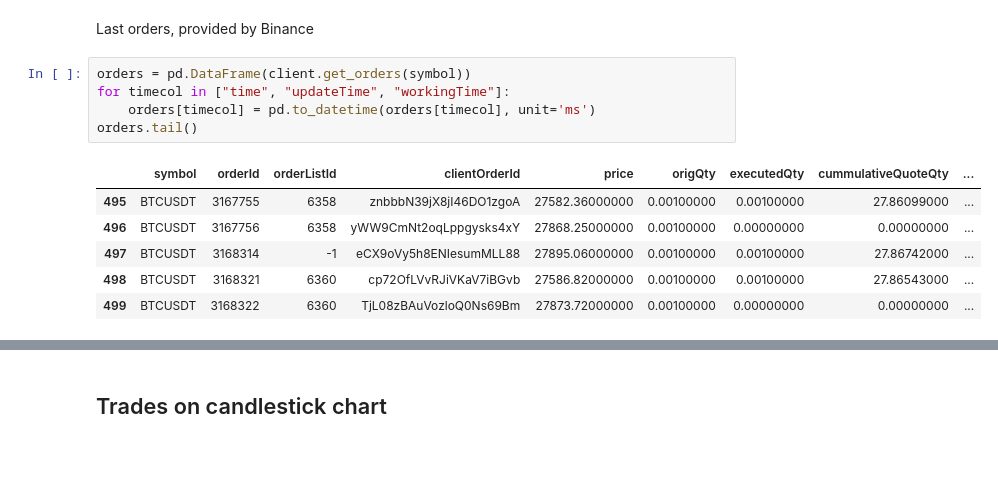
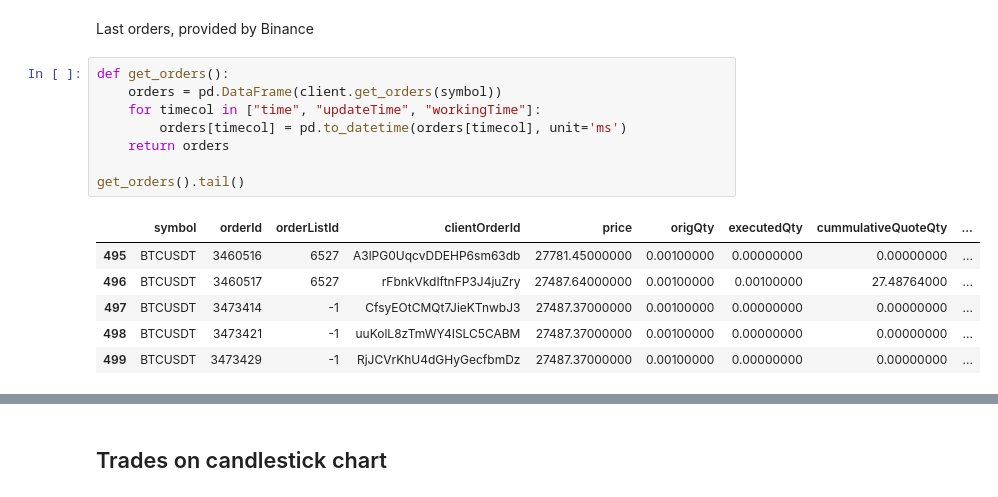
Before and after one commit to DmitryPukhov/pytrade2, a Jupyter notebook: analysis/PredictLowHighStrategy EDA.ipynb, the cells around one changed output, grey strips where cells are left out. Drawn from its saved outputs; the diff is of its cells as text; blank space fills up the shorter version.

```diff
--- a/analysis/PredictLowHighStrategy EDA.ipynb
+++ b/analysis/PredictLowHighStrategy EDA.ipynb
@@ -198,14 +204,17 @@ trades[trades.close_time.isna()].tail()
 # %% [markdown]
 Last orders, provided by Binance
 # %%
-orders = pd.DataFrame(client.get_orders(symbol))
-for timecol in ["time", "updateTime", "workingTime"]:
-    orders[timecol] = pd.to_datetime(orders[timecol], unit='ms')
-orders.tail()
+def get_orders():
+    orders = pd.DataFrame(client.get_orders(symbol))
+    for timecol in ["time", "updateTime", "workingTime"]:
+        orders[timecol] = pd.to_datetime(orders[timecol], unit='ms')
+    return orders
+
+get_orders().tail()
 # %% [output]
 |  | symbol | orderId | orderListId | clientOrderId | price | origQty | executedQty | cummulativeQuoteQty | ... |
-| 495 | BTCUSDT | 3167755 | 6358 | znbbbN39jX8jI46DO1zgoA | 27582.36000000 | 0.00100000 | 0.00100000 | 27.86099000 | ... |
-| 496 | BTCUSDT | 3167756 | 6358 | yWW9CmNt2oqLppgysks4xY | 27868.25000000 | 0.00100000 | 0.00000000 | 0.00000000 | ... |
-| 497 | BTCUSDT | 3168314 | -1 | eCX9oVy5h8ENIesumMLL88 | 27895.06000000 | 0.00100000 | 0.00100000 | 27.86742000 | ... |
-| 498 | BTCUSDT | 3168321 | 6360 | cp72OfLVvRJiVKaV7iBGvb | 27586.82000000 | 0.00100000 | 0.00100000 | 27.86543000 | ... |
-| 499 | BTCUSDT | 3168322 | 6360 | TjL08zBAuVozloQ0Ns69Bm | 27873.72000000 | 0.00100000 | 0.00000000 | 0.00000000 | ... |
+| 495 | BTCUSDT | 3460516 | 6527 | A3lPG0UqcvDDEHP6sm63db | 27781.45000000 | 0.00100000 | 0.00000000 | 0.00000000 | ... |
+| 496 | BTCUSDT | 3460517 | 6527 | rFbnkVkdIftnFP3J4juZry | 27487.64000000 | 0.00100000 | 0.00100000 | 27.48764000 | ... |
+| 497 | BTCUSDT | 3473414 | -1 | CfsyEOtCMQt7JieKTnwbJ3 | 27487.37000000 | 0.00100000 | 0.00000000 | 0.00000000 | ... |
+| 498 | BTCUSDT | 3473421 | -1 | uuKolL8zTmWY4ISLC5CABM | 27487.37000000 | 0.00100000 | 0.00000000 | 0.00000000 | ... |
+| 499 | BTCUSDT | 3473429 | -1 | RjJCVrKhU4dGHyGecfbmDz | 27487.37000000 | 0.00100000 | 0.00000000 | 0.00000000 | ... |
```
Also changed, not shown: parts of 28 cells of this notebook.
